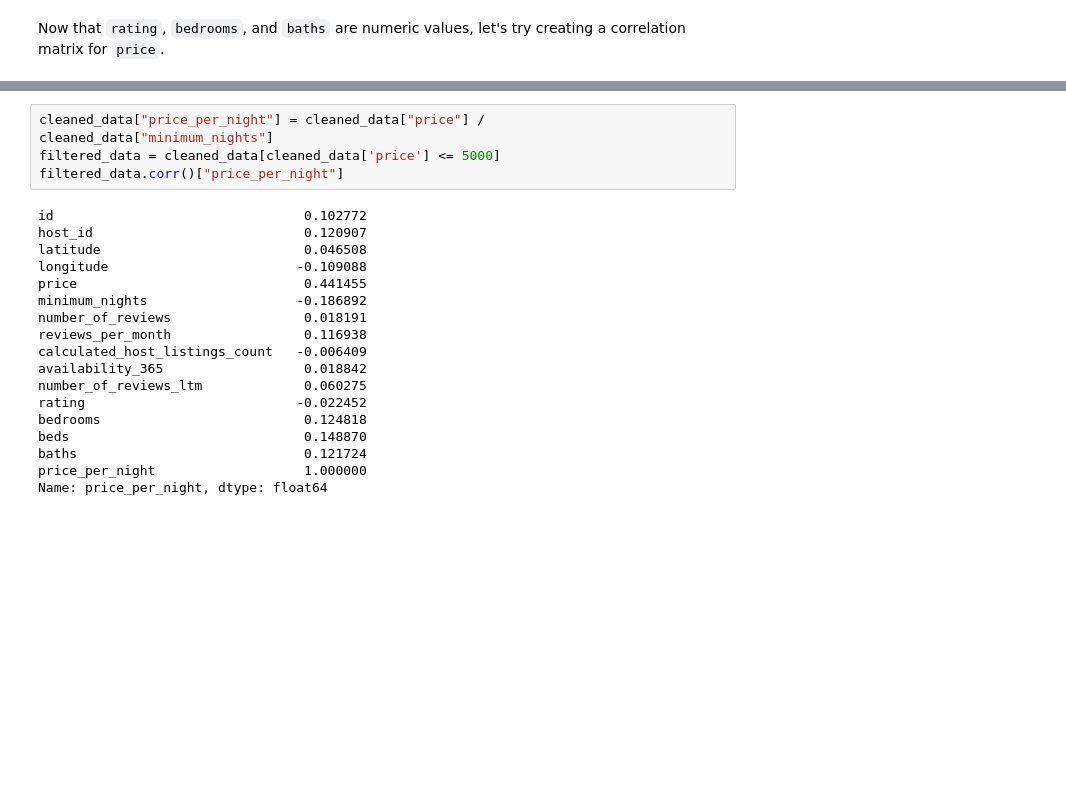
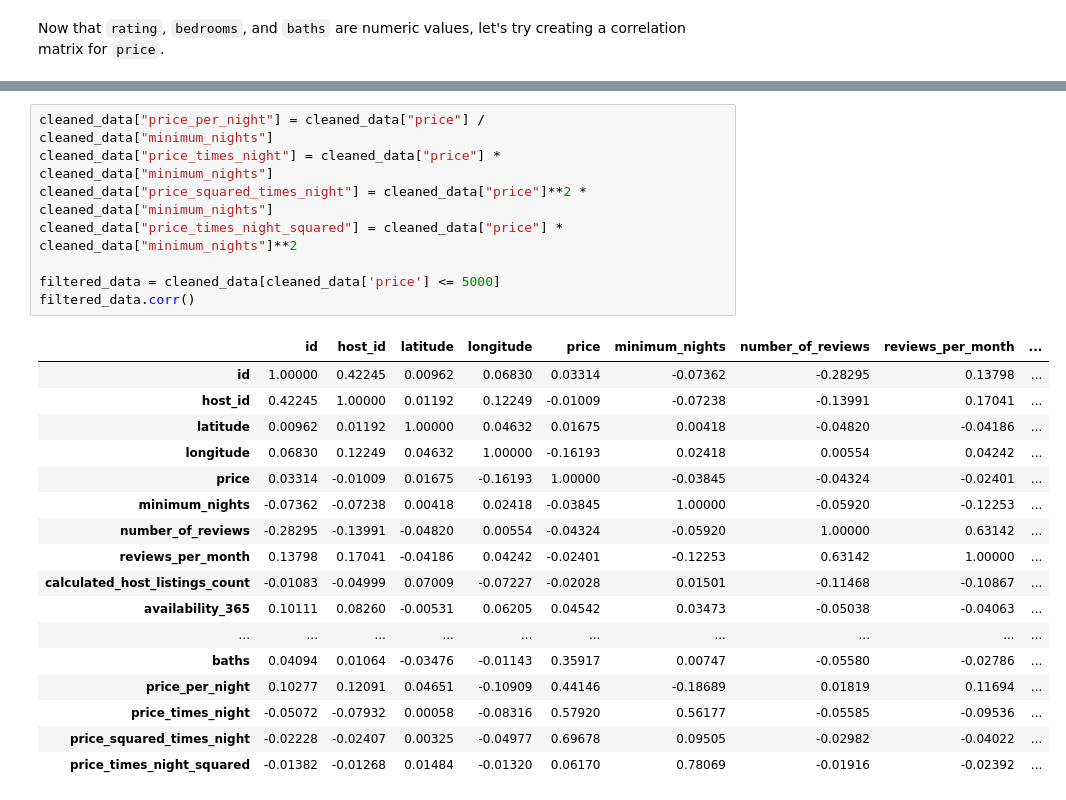
Before and after one commit to RochX/comp486-assignments, a Jupyter notebook: project/project.ipynb, the cells around one changed output, grey strips where cells are left out. Saved outputs shown, nothing was run; the diff lists cells and outputs as text; blank space fills up the shorter version.

```diff
--- a/project/project.ipynb
+++ b/project/project.ipynb
@@ -172,22 +281,26 @@ cleaned_data[cleaned_data['price'] > 187*100]
 # %%
 cleaned_data["price_per_night"] = cleaned_data["price"] / cleaned_data["minimum_nights"]
+cleaned_data["price_times_night"] = cleaned_data["price"] * cleaned_data["minimum_nights"]
+cleaned_data["price_squared_times_night"] = cleaned_data["price"]**2 * cleaned_data["minimum_nights"]
+cleaned_data["price_times_night_squared"] = cleaned_data["price"] * cleaned_data["minimum_nights"]**2
+
 filtered_data = cleaned_data[cleaned_data['price'] <= 5000]
-filtered_data.corr()["price_per_night"]
+filtered_data.corr()
 # %% [output]
-id                                0.102772
-host_id                           0.120907
-latitude                          0.046508
-longitude                        -0.109088
-price                             0.441455
-minimum_nights                   -0.186892
-number_of_reviews                 0.018191
-reviews_per_month                 0.116938
-calculated_host_listings_count   -0.006409
-availability_365                  0.018842
-number_of_reviews_ltm             0.060275
-rating                           -0.022452
-bedrooms                          0.124818
-beds                              0.148870
-baths                             0.121724
-price_per_night                   1.000000
-Name: price_per_night, dtype: float64
+|  | id | host_id | latitude | longitude | price | minimum_nights | number_of_reviews | reviews_per_month | ... |
+| id | 1.00000 | 0.42245 | 0.00962 | 0.06830 | 0.03314 | -0.07362 | -0.28295 | 0.13798 | ... |
+| host_id | 0.42245 | 1.00000 | 0.01192 | 0.12249 | -0.01009 | -0.07238 | -0.13991 | 0.17041 | ... |
+| latitude | 0.00962 | 0.01192 | 1.00000 | 0.04632 | 0.01675 | 0.00418 | -0.04820 | -0.04186 | ... |
+| longitude | 0.06830 | 0.12249 | 0.04632 | 1.00000 | -0.16193 | 0.02418 | 0.00554 | 0.04242 | ... |
+| price | 0.03314 | -0.01009 | 0.01675 | -0.16193 | 1.00000 | -0.03845 | -0.04324 | -0.02401 | ... |
+| minimum_nights | -0.07362 | -0.07238 | 0.00418 | 0.02418 | -0.03845 | 1.00000 | -0.05920 | -0.12253 | ... |
+| number_of_reviews | -0.28295 | -0.13991 | -0.04820 | 0.00554 | -0.04324 | -0.05920 | 1.00000 | 0.63142 | ... |
+| reviews_per_month | 0.13798 | 0.17041 | -0.04186 | 0.04242 | -0.02401 | -0.12253 | 0.63142 | 1.00000 | ... |
+| calculated_host_listings_count | -0.01083 | -0.04999 | 0.07009 | -0.07227 | -0.02028 | 0.01501 | -0.11468 | -0.10867 | ... |
+| availability_365 | 0.10111 | 0.08260 | -0.00531 | 0.06205 | 0.04542 | 0.03473 | -0.05038 | -0.04063 | ... |
+| ... | ... | ... | ... | ... | ... | ... | ... | ... | ... |
+| baths | 0.04094 | 0.01064 | -0.03476 | -0.01143 | 0.35917 | 0.00747 | -0.05580 | -0.02786 | ... |
+| price_per_night | 0.10277 | 0.12091 | 0.04651 | -0.10909 | 0.44146 | -0.18689 | 0.01819 | 0.11694 | ... |
+| price_times_night | -0.05072 | -0.07932 | 0.00058 | -0.08316 | 0.57920 | 0.56177 | -0.05585 | -0.09536 | ... |
+| price_squared_times_night | -0.02228 | -0.02407 | 0.00325 | -0.04977 | 0.69678 | 0.09505 | -0.02982 | -0.04022 | ... |
+| price_times_night_squared | -0.01382 | -0.01268 | 0.01484 | -0.01320 | 0.06170 | 0.78069 | -0.01916 | -0.02392 | ... |
```
Also changed, not shown: parts of 10 cells of this notebook.
